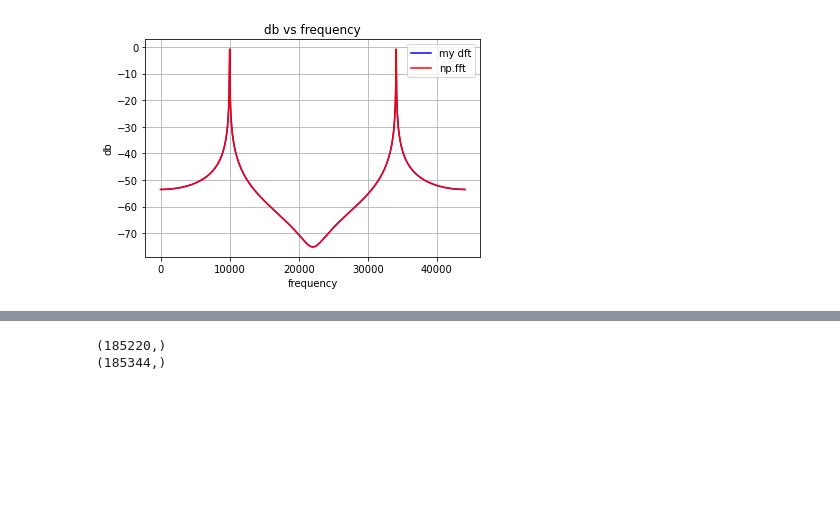
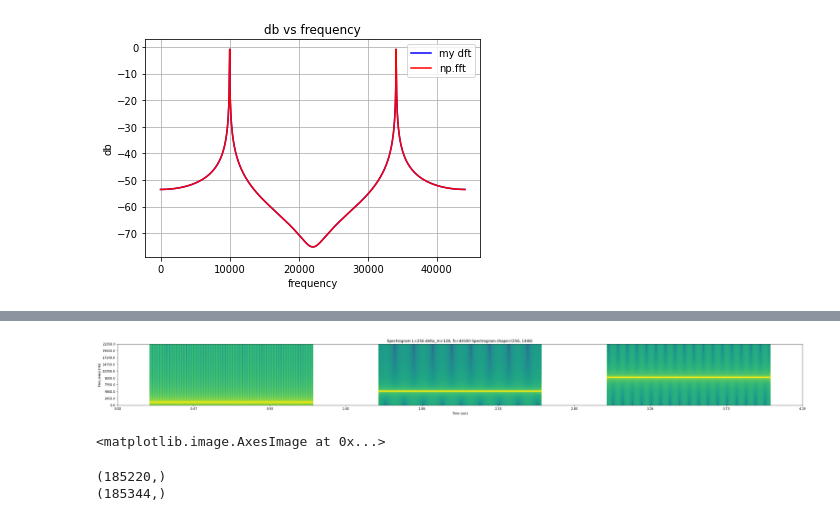
Before and after one commit to AndrewAday/cross-synthesis, a Jupyter notebook: stft.ipynb, the cells around one changed output, grey strips where cells are left out. Drawn from its saved outputs; the diff is of its cells as text; code cells hidden in the pictures; blank space fills up the shorter version.

Commit message:
added hanning window function

```diff
--- a/stft.ipynb
+++ b/stft.ipynb
@@ -98,6 +98,12 @@ plt.ylabel("db")
 plt.show()
 # %% [output]
 [figure]
+# %%
+# implement hanning window fn
+def apply_hanning(x):
+    N = len(x)
+    w = [0.5*(1+np.cos((2*np.pi*n)/N)) for n in range(0,N)]
+    return x * w
 # %%
 def get_stft(signal, L, delta_m, conv=None):
     """
@@ -162,3 +166,9 @@ plot_spectrogram(ms, stft, fs)
+# %%
+ms, stft = get_stft(test_signal[:], L, delta_m, conv=apply_hanning)
+plot_spectrogram(ms, stft, fs)
+# %% [output]
+[figure, added]
+<matplotlib.image.AxesImage at 0x...>
 # %%
 # reconstruct original signal from stft
 def get_istft(stft, delta_m):
```
Also changed, not shown: parts of 2 cells of this notebook.
